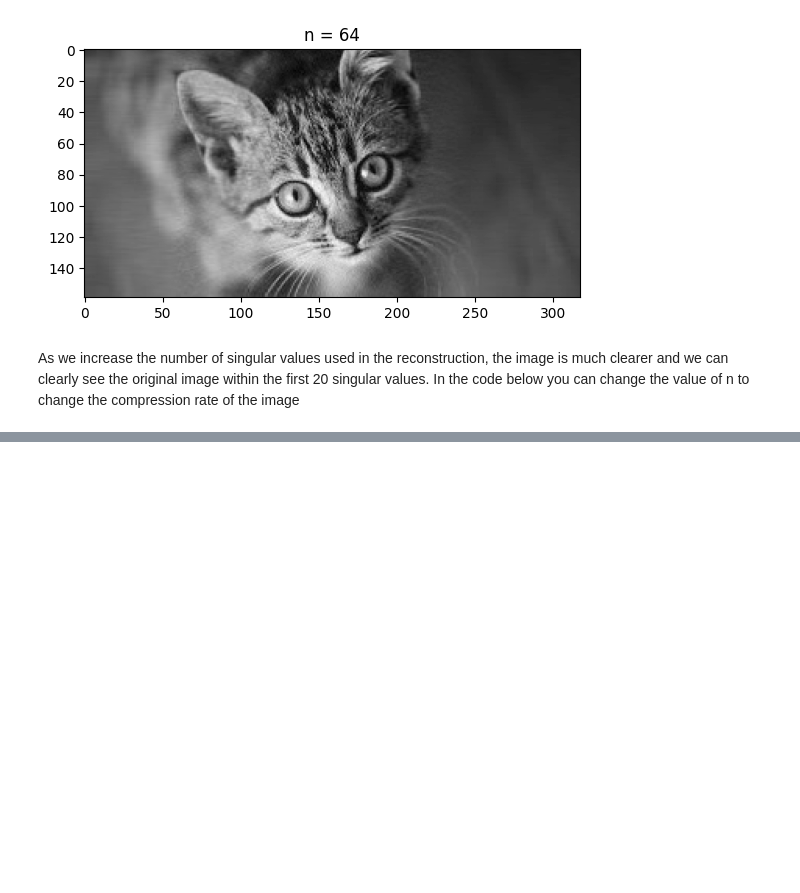
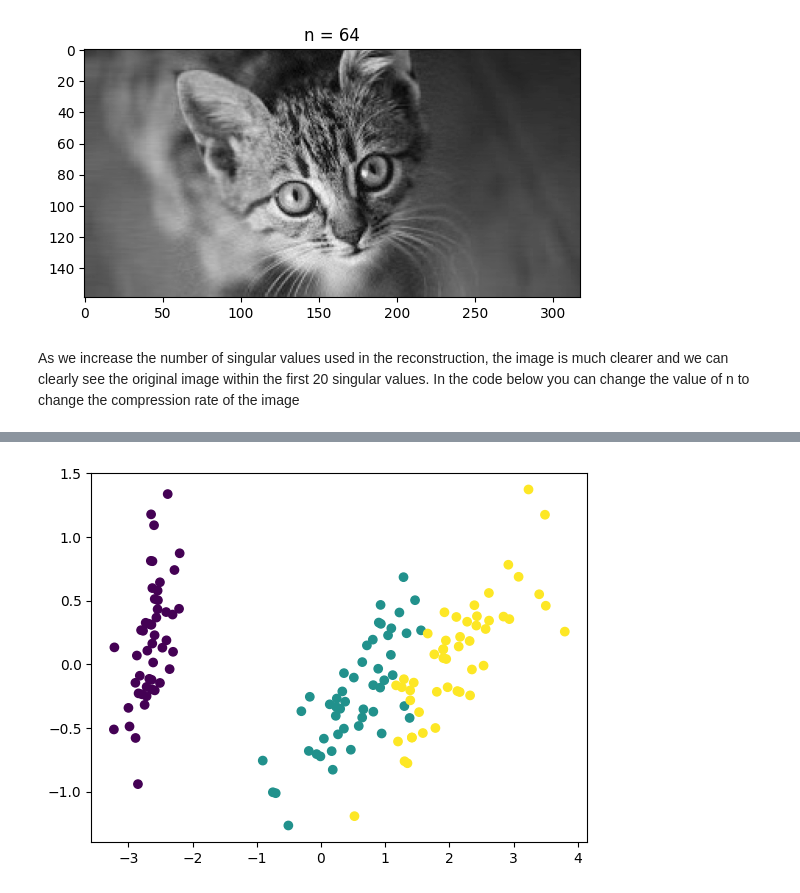
Before and after one commit to SriHarshith1/Maths-For-ML, a Jupyter notebook: Linear Algebra.ipynb, the cells around one changed output, grey strips where cells are left out. Cells and saved outputs as stored; diff of their text form; code cells hidden in the pictures; blank space fills up the shorter version.

```diff
--- a/Linear Algebra.ipynb
+++ b/Linear Algebra.ipynb
@@ -1683,0 +1896,4 @@ As we increase the number of singular values used in the reconstruction, the ima
+# %%
+_ = plt.scatter(X[:, 0], X[:, 1], c= iris.target)
+# %% [output]
+[figure, added]
```
Also changed, not shown: parts of 47 cells of this notebook.
